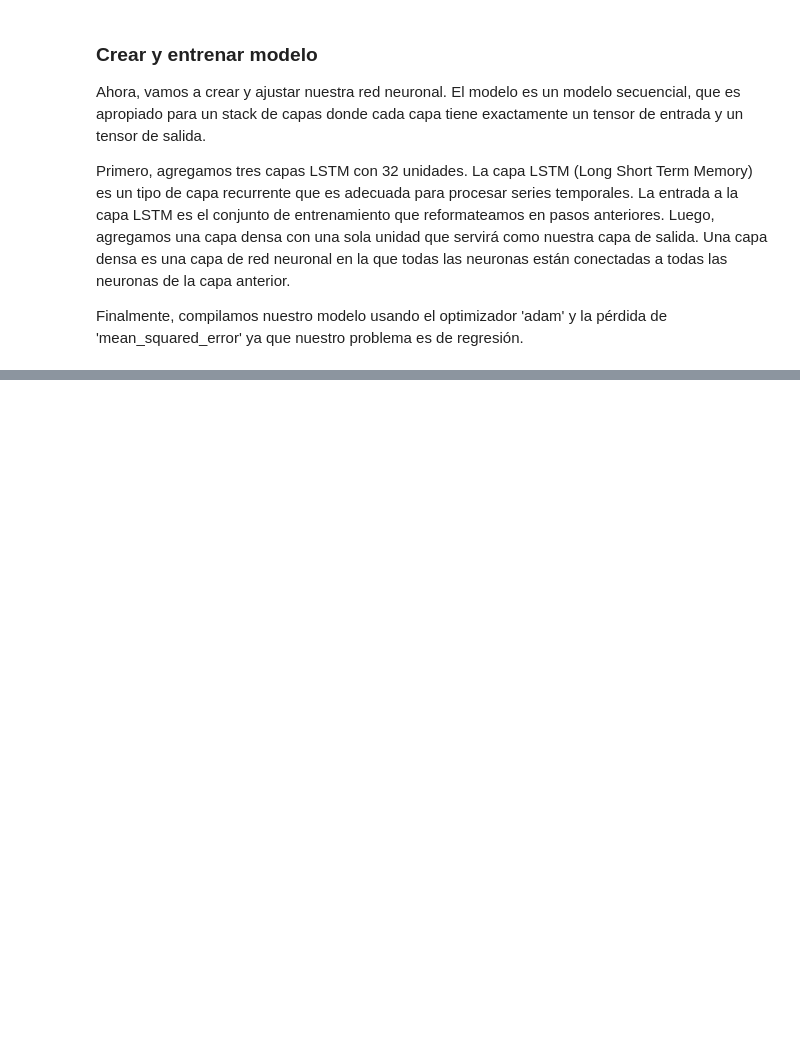
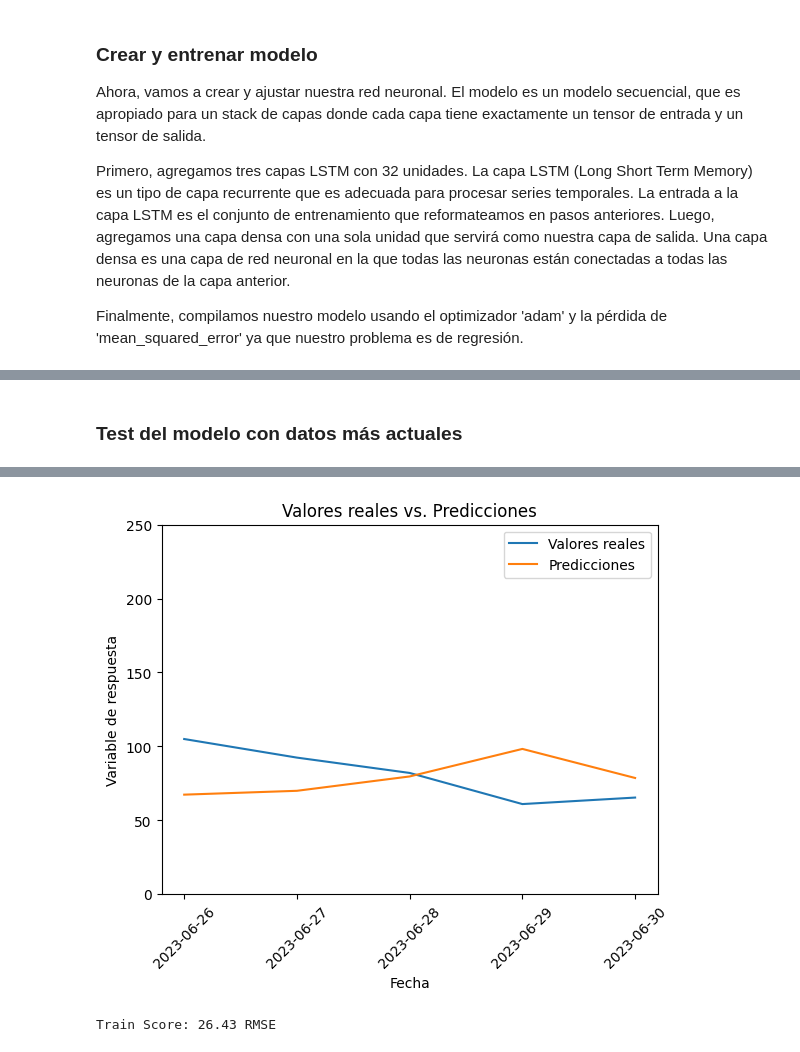
Before and after one commit to jnramirezm/Prediccion_ICA, a Jupyter notebook: Prediccion_ICA.ipynb, the cells around one changed output, grey strips where cells are left out. Cells and saved outputs as stored; diff of their text form; code cells hidden in the pictures; blank space fills up the shorter version.

```diff
--- a/Prediccion_ICA.ipynb
+++ b/Prediccion_ICA.ipynb
@@ -802,0 +817,57 @@ Test Score: 19.04 RMSE
+# %% [markdown]
+### Test del modelo con datos más actuales
+# %%
+pudahuel_junio = obtener_datos_polucion('Pudahuel Data Junio/pudahuel-air-quality.csv')
+
+
+agua_caida_junio = juntar_datos_csv("Pudahuel Data Junio/Agua Caida", [3, 4])
+presion_humedad_junio = juntar_datos_csv("Pudahuel Data Junio/Presion y Humedad",
+                                      [3, 4, 5, 6, 8])
+
+radiacion_junio = juntar_datos_csv("Pudahuel Data Junio/Radiacion", [3, 4])
+viento_junio = juntar_datos_csv("Pudahuel Data Junio/Viento", [3, 5, 6, 7, 8, 9])
+
+
+agua_caida_junio_f = formateo_datos_agua_caida(agua_caida_junio)
+radiacion_junio_f = formatear_datos_radiacion(radiacion_junio)
+viento_junio_f = formatear_datos_viento(viento_junio)
+presion_humedad_junio_f = formatear_datos_presion_humedad(presion_humedad_junio)
+
+final_df_junio = fusionar_datos(pudahuel_junio, viento_junio_f, presion_humedad_junio_f, agua_caida_junio_f, radiacion_junio_f)
+# Filtrar DataFrame final_df_junio por la columna date, para obtener solo los
+# datos desde el 15 de junio hasta el 30 de junio de 2023
+start = '2023-06-16'
+end = '2023-06-30'
+start = pd.to_datetime(start)
+end = pd.to_datetime(end)
+final_df_junio = final_df_junio[(final_df_junio['date'] >= start) & (final_df_junio['date'] <= end)]
+
+final_df_junio = calcular_polucion(final_df_junio)
+
+model_df_junio = preparacion_datos_modelo(final_df_junio)
+
+scaler = MinMaxScaler(feature_range=(0, 1))
+model_df_junio = scaler.fit_transform(model_df_junio)
+
+datos_modelo = model_df_junio.reshape((model_df_junio.shape[0], model_df_junio.shape[1], 1))
+datos_modelo_x, datos_modelo_y = datos_modelo[:, :-1], datos_modelo[:, -1]
+
+junio_predict = model2.predict(datos_modelo_x)
+
+datos_modelo_x = datos_modelo_x.reshape((datos_modelo_x.shape[0], datos_modelo_x.shape[1]))
+junio_predict = np.concatenate((junio_predict, datos_modelo_x), axis=1)
+junio_predict = scaler.inverse_transform(junio_predict)
+junio_predict = junio_predict[:, 0]
+
+datos_modelo_y = datos_modelo_y.reshape(len(datos_modelo_y), 1)
+junio_y = np.concatenate((datos_modelo_y, datos_modelo_x), axis=1)
+junio_y = scaler.inverse_transform(junio_y)
+junio_y = junio_y[:, 0]
+
+fecha_inicial_predicciones = '2023-06-26'
+fecha_final_predicciones = '2023-06-30'
+
+graficar_diferencias_reales_predicciones(junio_y, junio_predict, fecha_inicial_predicciones, fecha_final_predicciones)
+junio_score = math.sqrt(mean_squared_error(junio_y, junio_predict))
+print('Train Score: %.2f RMSE' % (junio_score))
+# %% [output]
@@ -802,0 +875,2 @@ Test Score: 19.04 RMSE
+[figure, added]
+Train Score: 26.43 RMSE
```
Also changed, not shown: parts of 20 cells of this notebook, 5 other files.
